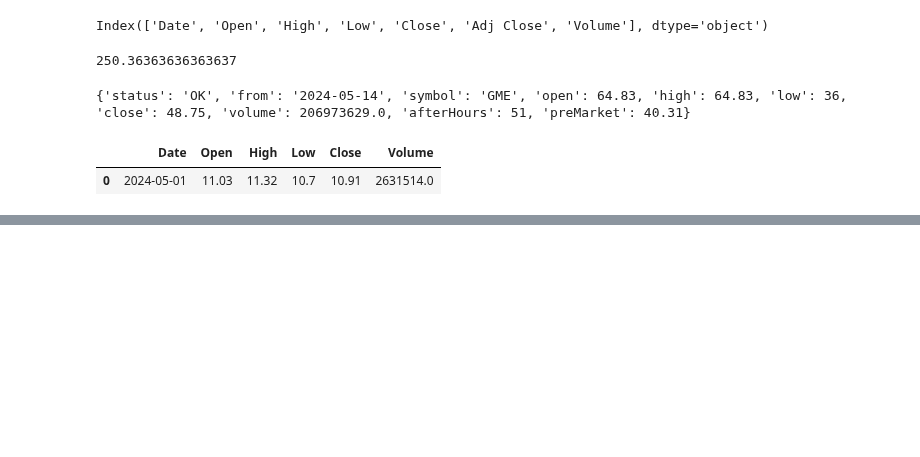
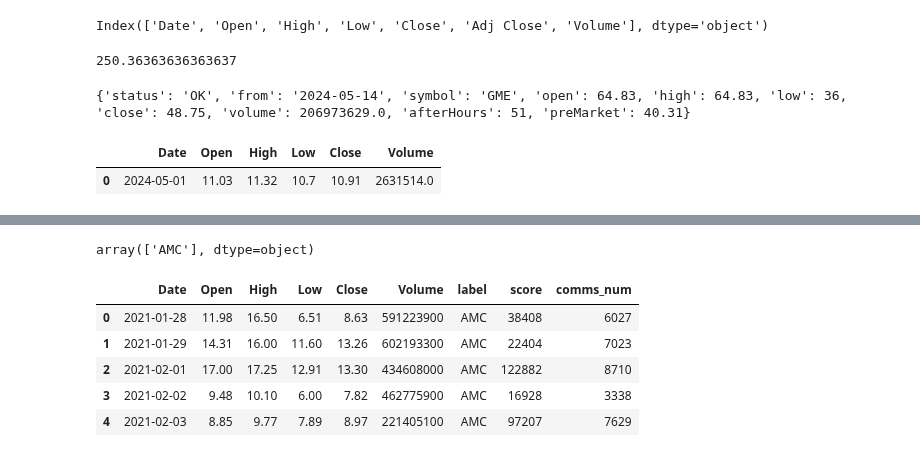
Before and after one commit to SSpindt/AI, a Jupyter notebook: Semester 1/Stocks/Stocks.ipynb, the cells around one changed output, grey strips where cells are left out. Drawn from its saved outputs; the diff is of its cells as text; code cells hidden in the pictures; blank space fills up the shorter version.

```diff
--- a/Semester 1/Stocks/Stocks.ipynb
+++ b/Semester 1/Stocks/Stocks.ipynb
@@ -191,0 +198,3 @@ sns.scatterplot(data=amc, x="Date", y="High")
+# %%
+wsb = pd.read_json("light_encode_wsb.json")
+wsb.head()
@@ -191,0 +208,18 @@ sns.scatterplot(data=amc, x="Date", y="High")
+# %%
+wsb.rename(columns={"timestamp":"Date"}, inplace=True)
+# %%
+amc_wsb = wsb[wsb["label"] == "AMC"]
+amc_wsb["label"].unique()
+# %% [output]
+array(['AMC'], dtype=object)
+# %%
+merged_amc = pd.merge(amc, amc_wsb, how="inner", on="Date")
+# %%
+merged_amc.head()
+# %% [output]
+|  | Date | Open | High | Low | Close | Volume | label | score | comms_num |
+| 0 | 2021-01-28 | 11.98 | 16.50 | 6.51 | 8.63 | 591223900 | AMC | 38408 | 6027 |
+| 1 | 2021-01-29 | 14.31 | 16.00 | 11.60 | 13.26 | 602193300 | AMC | 22404 | 7023 |
+| 2 | 2021-02-01 | 17.00 | 17.25 | 12.91 | 13.30 | 434608000 | AMC | 122882 | 8710 |
+| 3 | 2021-02-02 | 9.48 | 10.10 | 6.00 | 7.82 | 462775900 | AMC | 16928 | 3338 |
+| 4 | 2021-02-03 | 8.85 | 9.77 | 7.89 | 8.97 | 221405100 | AMC | 97207 | 7629 |
```
Also changed, not shown: parts of 14 cells of this notebook.
